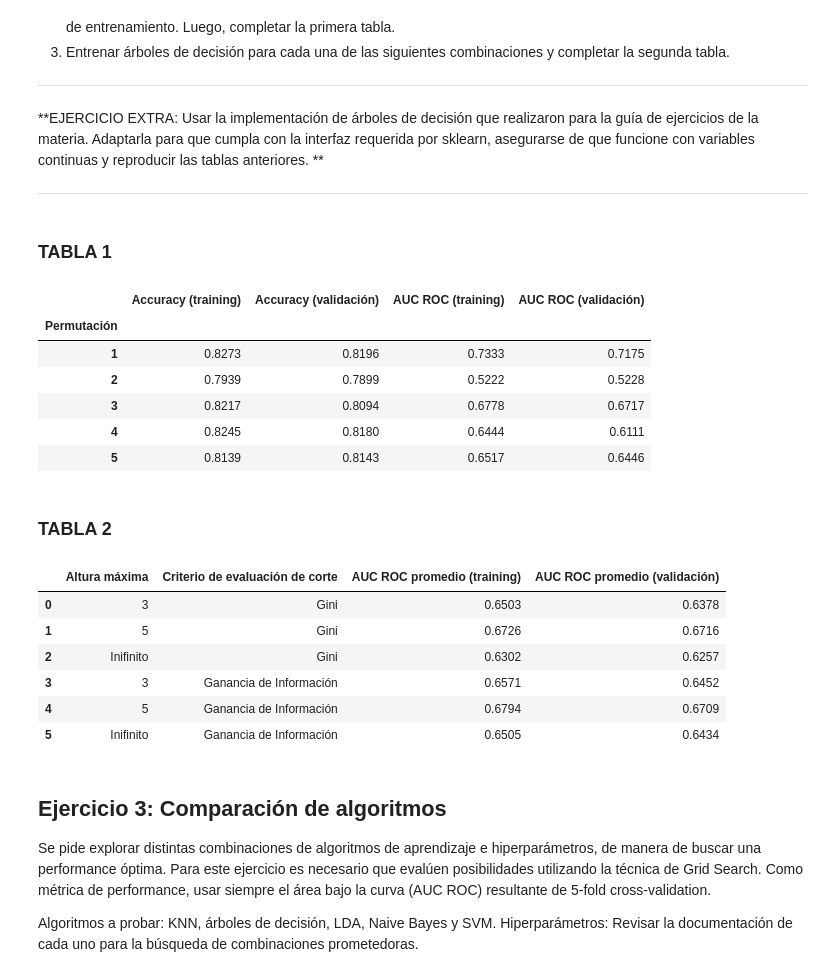
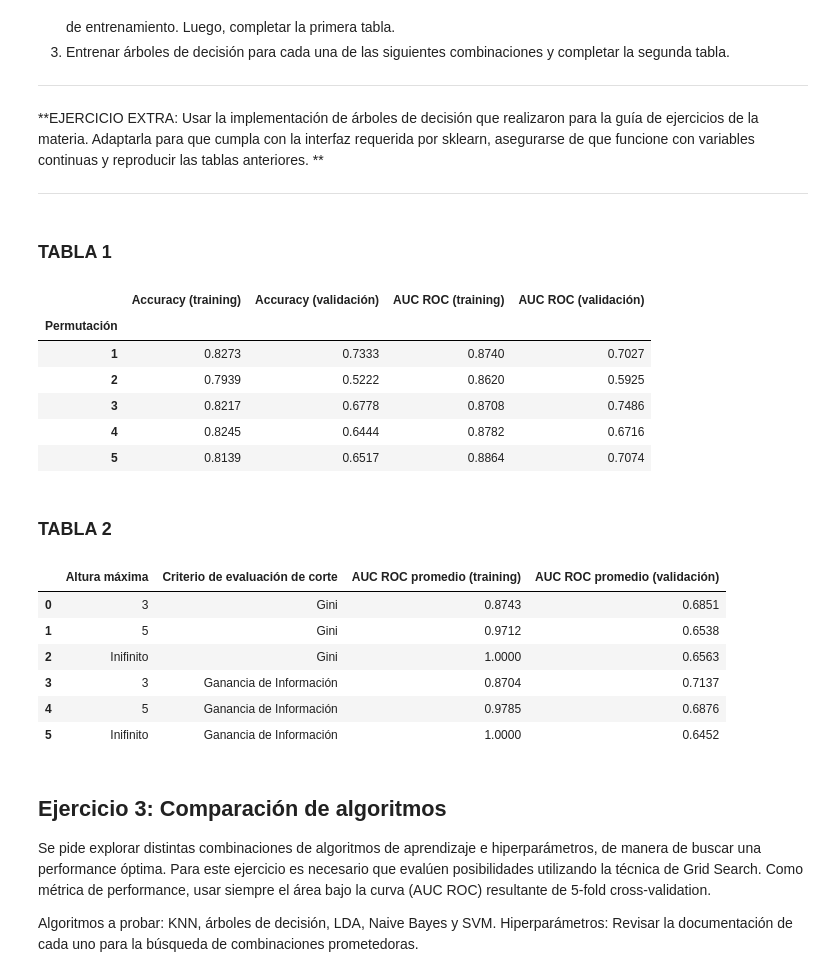
Before and after one commit to BrianBohe/aa-notebooks, a Jupyter notebook: TP1/TP1.ipynb, the cells around one changed output. Drawn from its saved outputs; the diff is of its cells as text; code cells hidden in the pictures.

Commit message:
Grid over Naive bayes and TreeDecision. Fix kfold metrics.

```diff
--- a/TP1/TP1.ipynb
+++ b/TP1/TP1.ipynb
@@ -215,52 +215,56 @@ def k_fold_validation_with_data_and_predictor(X, Y, predictor_change_me_please):
     _aucs_training = []
     _aucs_validation = []
 
-    for train_index, test_index in k_folder.split(X):
+    for train_index, validation_index in k_folder.split(X):
 
         predictor_change_me_please.fit(X[train_index], Y[train_index])
 
         # First on K-1 training folds
+        Y_training_predicted_proba = [x[1] for x in predictor_change_me_please.predict_proba(X[train_index])]
         Y_training_predicted = predictor_change_me_please.predict(X[train_index])
+
         _accuracies_training.append(sklearn.metrics.accuracy_score(Y[train_index], Y_training_predicted))
-        _accuracies_validation.append(sklearn.metrics.roc_auc_score(Y[train_index], Y_training_predicted))
+        _aucs_training.append(sklearn.metrics.roc_auc_score(Y[train_index], Y_training_predicted_proba))
 
         # Then with the fold for validation
-        Y_test_predicted = predictor_change_me_please.predict(X[test_index])
-        _aucs_training.append(sklearn.metrics.accuracy_score(Y[test_index], Y_test_predicted))
-        _aucs_validation.append(sklearn.metrics.roc_auc_score(Y[test_index], Y_test_predicted))
+        Y_validation_predicted = predictor_change_me_please.predict(X[validation_index])
+        Y_validation_predicted_proba = [x[1] for x in predictor_change_me_please.predict_proba(X[validation_index])]
+
+        _accuracies_validation.append(sklearn.metrics.accuracy_score(Y[validation_index], Y_validation_predicted))
+        _aucs_validation.append(sklearn.metrics.roc_auc_score(Y[validation_index], Y_validation_predicted_proba))
 
     return _accuracies_training, _accuracies_validation, _aucs_training, _aucs_validation
 
 decision_tree = tree.DecisionTreeClassifier(max_depth=3)
 accuracies_training, accuracies_validation, aucs_training, aucs_validation = k_fold_validation_with_data_and_predictor(X_train_np, Y_train_np, decision_tree)
 
 #########################################################
 
 df = pd.DataFrame(index=range(1,6))
 df.index.name = "Permutación"
 
 df["Accuracy (training)"] = accuracies_training     # cambiar por accuracies_training
 df["Accuracy (validación)"] = accuracies_validation   # cambiar por accuracies_validation
 df["AUC ROC (training)"] = aucs_training      # cambiar por aucs_training
 df["AUC ROC (validación)"] = aucs_validation    # cambiar por aucs_validation
 
 
 display(HTML("<h3> TABLA 1 </h3>"))
 display(df)
 
 # Descomentar las siguientes líneas para graficar el resultado
 # df.plot(kind="bar")
 # plt.legend(loc='upper left', bbox_to_anchor=(1.0, 1.0))
 # plt.show()
 # %% [output]
 TABLA 1
 |  | Accuracy (training) | Accuracy (validación) | AUC ROC (training) | AUC ROC (validación) |
 | Permutación |  |  |  |  |
-| 1 | 0.8273 | 0.8196 | 0.7333 | 0.7175 |
-| 2 | 0.7939 | 0.7899 | 0.5222 | 0.5228 |
-| 3 | 0.8217 | 0.8094 | 0.6778 | 0.6717 |
-| 4 | 0.8245 | 0.8180 | 0.6444 | 0.6111 |
-| 5 | 0.8139 | 0.8143 | 0.6517 | 0.6446 |
+| 1 | 0.8273 | 0.7333 | 0.8740 | 0.7027 |
+| 2 | 0.7939 | 0.5222 | 0.8620 | 0.5925 |
+| 3 | 0.8217 | 0.6778 | 0.8708 | 0.7486 |
+| 4 | 0.8245 | 0.6444 | 0.8782 | 0.6716 |
+| 5 | 0.8139 | 0.6517 | 0.8864 | 0.7074 |
 # %%
 resultados_training = []
 resultados_validation = []
@@ -293,12 +297,12 @@ display(df)
 # %% [output]
 TABLA 2
 |  | Altura máxima | Criterio de evaluación de corte | AUC ROC promedio (training) | AUC ROC promedio (validación) |
-| 0 | 3 | Gini | 0.6503 | 0.6378 |
-| 1 | 5 | Gini | 0.6726 | 0.6716 |
-| 2 | Inifinito | Gini | 0.6302 | 0.6257 |
-| 3 | 3 | Ganancia de Información | 0.6571 | 0.6452 |
-| 4 | 5 | Ganancia de Información | 0.6794 | 0.6709 |
-| 5 | Inifinito | Ganancia de Información | 0.6505 | 0.6434 |
+| 0 | 3 | Gini | 0.8743 | 0.6851 |
+| 1 | 5 | Gini | 0.9712 | 0.6538 |
+| 2 | Inifinito | Gini | 1.0000 | 0.6563 |
+| 3 | 3 | Ganancia de Información | 0.8704 | 0.7137 |
+| 4 | 5 | Ganancia de Información | 0.9785 | 0.6876 |
+| 5 | Inifinito | Ganancia de Información | 1.0000 | 0.6452 |
 # %% [markdown]
 ## Ejercicio 3: Comparación de algoritmos
 
```
Also changed, not shown: parts of 6 cells of this notebook.
